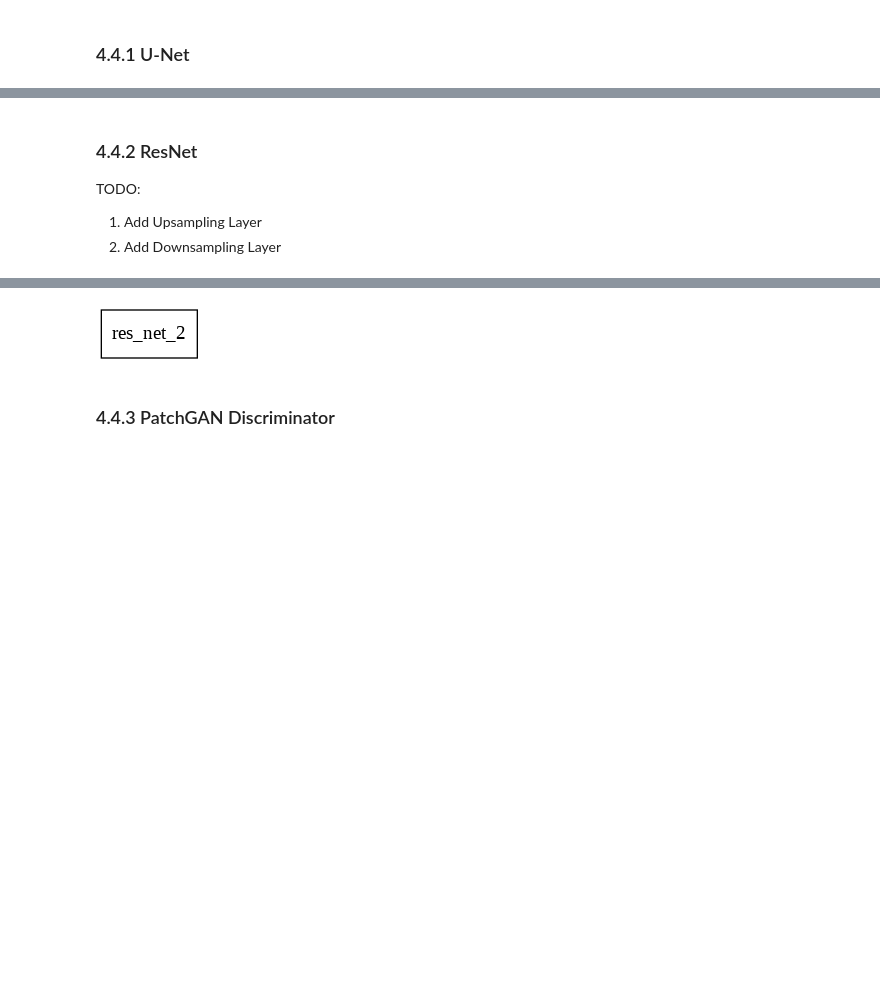
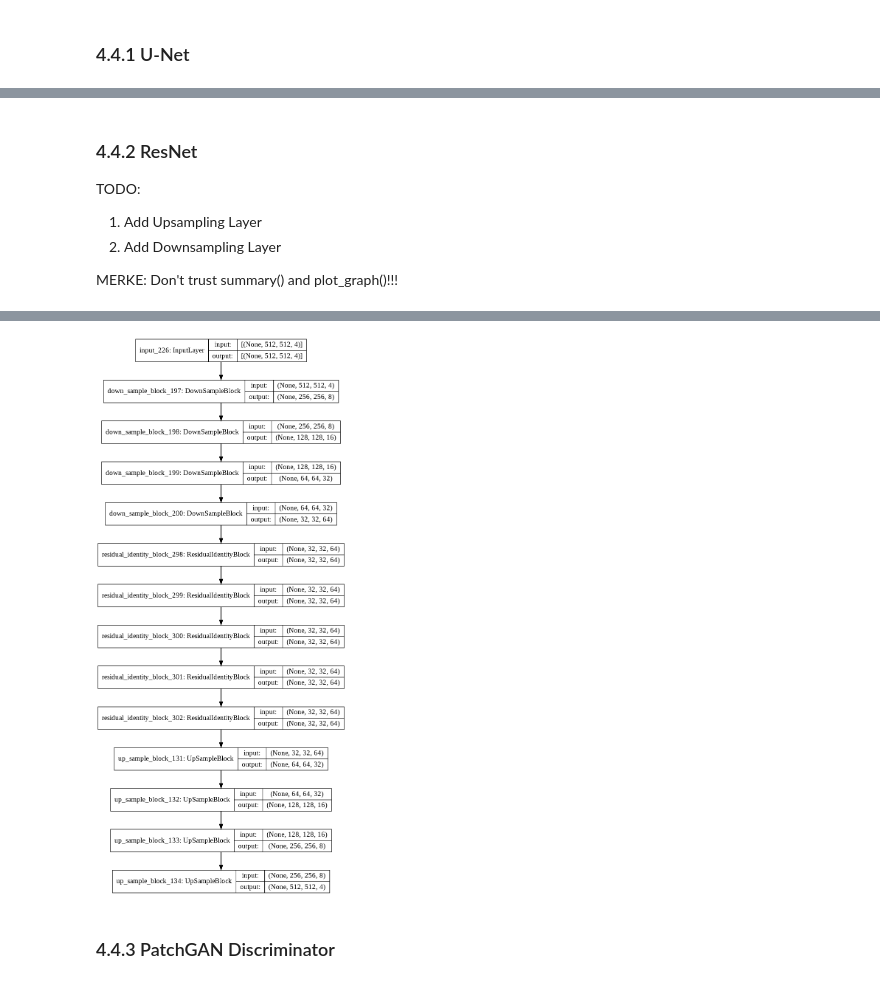
Before and after one commit to sascha-kirch/VoloGAN, a Jupyter notebook: VologramsData_Playground.ipynb, the cells around one changed output, grey strips where cells are left out. Drawn from its saved outputs; the diff is of its cells as text; code cells hidden in the pictures; blank space fills up the shorter version.

Commit message:
First implementation of Upsampling, downsampling, ResidualLAyer, ResNet and U-Net

```diff
--- a/VologramsData_Playground.ipynb
+++ b/VologramsData_Playground.ipynb
@@ -77,6 +83,12 @@ DATA_PATH = os.path.join("/content","drive","My Drive","DatasetVolograms", "Synt
 
 # The global batch size is the batch size per replica (1 in this case) times the number of replicas in the distribution strategy (In Colab: 8 for TPU, 1 for GPU and CPU).
 BATCH_SIZE = 1 * strategy.num_replicas_in_sync
+
+# Weights initializer for the layers.
+KERNEL_INIT = tf.keras.initializers.RandomNormal(mean=0.0, stddev=0.02)
+
+# Gamma initializer for instance normalization.
+GAMMA_INIT = tf.keras.initializers.RandomNormal(mean=0.0, stddev=0.02)
 # %% [markdown]
 <a name="2"></a>
 # 2. Utilities and Helper Functions
@@ -283,35 +540,71 @@ TODO:
 
 1.   Add Upsampling Layer
 2.   Add Downsampling Layer
+
+MERKE:
+Don't trust summary() and plot_graph()!!!
 # %%
 class ResNet(tf.keras.Model):
-  def __init__(self, filters = 4, kernel_size = (3,3),  num_res_blocks = 5, weight_sharing_active = False):
+  def __init__(self, filters = 4, num_up_down_blocks = 4, num_res_blocks = 5, weight_sharing_active = False):
     super(ResNet, self).__init__()
-
     self.num_res_blocks = num_res_blocks
     self.weight_sharing_active = weight_sharing_active
+    #self.num_up_down_blocks = num_up_down_blocks
+
+    #double the filtersize with ervery downsample step
+    self.downBlocks = [DownSampleBlock(filters * (2**x) ) for x in range(num_up_down_blocks)]
+
+    #--------------------------------------------------
+    #filter size after all downsampling steps
+    filterSizeResBlock = filters * (2**num_up_down_blocks)
     if (weight_sharing_active):
-      self.resBlock = ResidualIdentityBlock(filters, kernel_size)
+      self.resBlocks = ResidualIdentityBlock(filterSizeResBlock, kernel_size =(3,3))
     else:
-      self.resBlock = [ResidualIdentityBlock(filters, kernel_size) for _ in range(num_res_blocks)]
+      self.resBlocks = [ResidualIdentityBlock(filterSizeResBlock, kernel_size = (3,3)) for _ in range(num_res_blocks)]
+    #--------------------------------------------------
+
+    #filter size is reduced with every upsampling step. Note that range is reversed!
+    self.upBlocks = [UpSampleBlock(filters * (2**(x+1))) for x in reversed(range(num_up_down_blocks))]
+
 
   def call(self, input_tensor):
     x = input_tensor
+
+    #Downsampling Blocks
+    for down in self.downBlocks:
+        x = down(x)
+
+    #Residual Blocks
     if (self.weight_sharing_active):
       for _ in range(0,self.num_res_blocks):
-        x = self.resBlock(x)
+        x = self.resBlocks(x)
     else:
-      for layer in self.resBlock:
+      for layer in self.resBlocks:
         x = layer(x)
+
+    # Upsampling Blocks
+    for up in self.upBlocks:
+        x = up(x)
+
     return x
 
-  #def plot_Graph(self, shape):
-  #  x = tf.keras.layers.Input(shape=(shape))
-  #  return tf.keras.Model(inputs=[x], outputs=self.call(x))
+  def build_model_from_layers(self, shape):
+    x = tf.keras.layers.Input(shape=(shape))
+    return tf.keras.Model(inputs=[x], outputs=self.call(x))
 
 # Test Code
-ResNet = ResNet(num_res_blocks = 5, weight_sharing_active = False)
-ResNet.build(input_shape=(None,512,512,4))
-ResNet.summary()
-tf.keras.utils.plot_model(ResNet, show_shapes=True, expand_nested=True)
+# Test input has the shape of the 1 training example of the dataset
+dataShape = (512, 512, 4)
+test_Input = tf.keras.layers.Input(shape=dataShape)
+
+ResNet = ResNet(filters = dataShape[2] ,num_res_blocks = 5, weight_sharing_active = False)
+ResNet.build_model_from_layers(dataShape).summary()
+tf.keras.utils.plot_model(ResNet.build_model_from_layers(dataShape), show_shapes=True, expand_nested=True)
+
+# Test forward Propagation
+#rgbd_samples = Combine_color_depth(DATA_PATH)
+#Plot_RGBD_Sample(rgbd_samples[24,:,:,:])
+#output = ResNet.predict(rgbd_samples)
+#Plot_RGBD_Sample(output[24,:,:,:])
+#print(output)
 # %% [output]
@@ -335,5 +627,5 @@ Non-trainable params: 80
 _________________________________________________________________
-[figure, old version]
+[figure, new version]
 # %% [markdown]
 <a name="4-4-3"></a>
 ### 4.4.3 PatchGAN Discriminator
```
Also changed, not shown: parts of 12 cells of this notebook.
